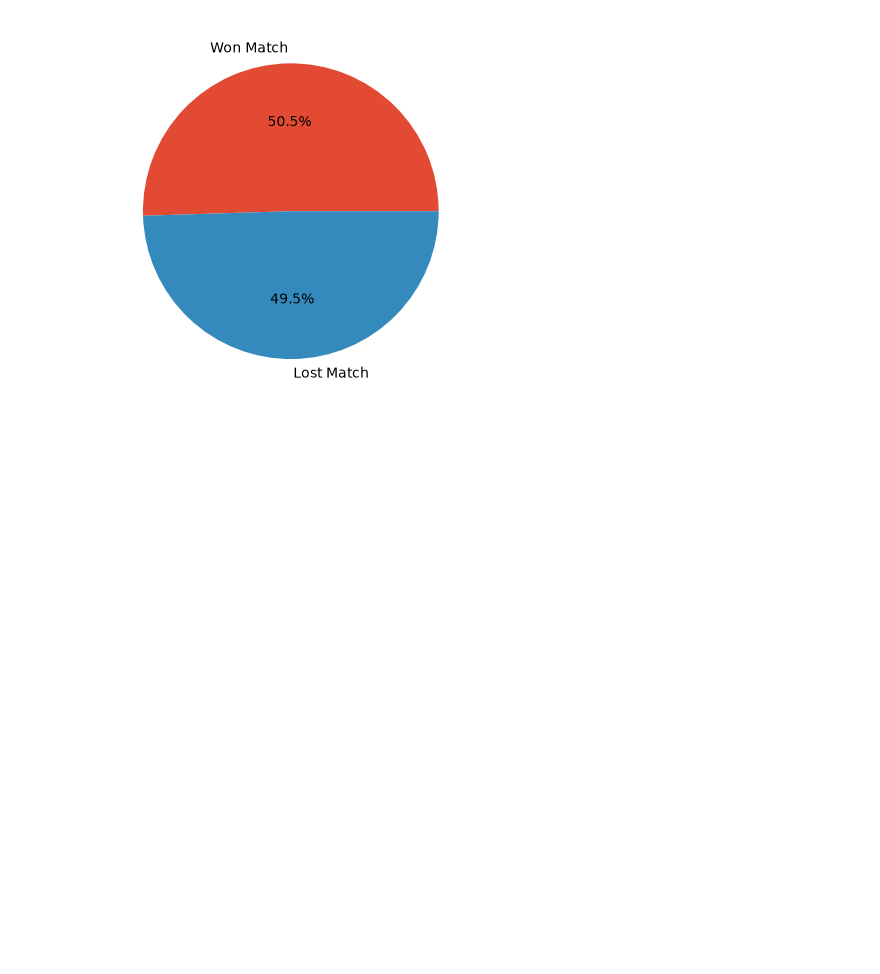
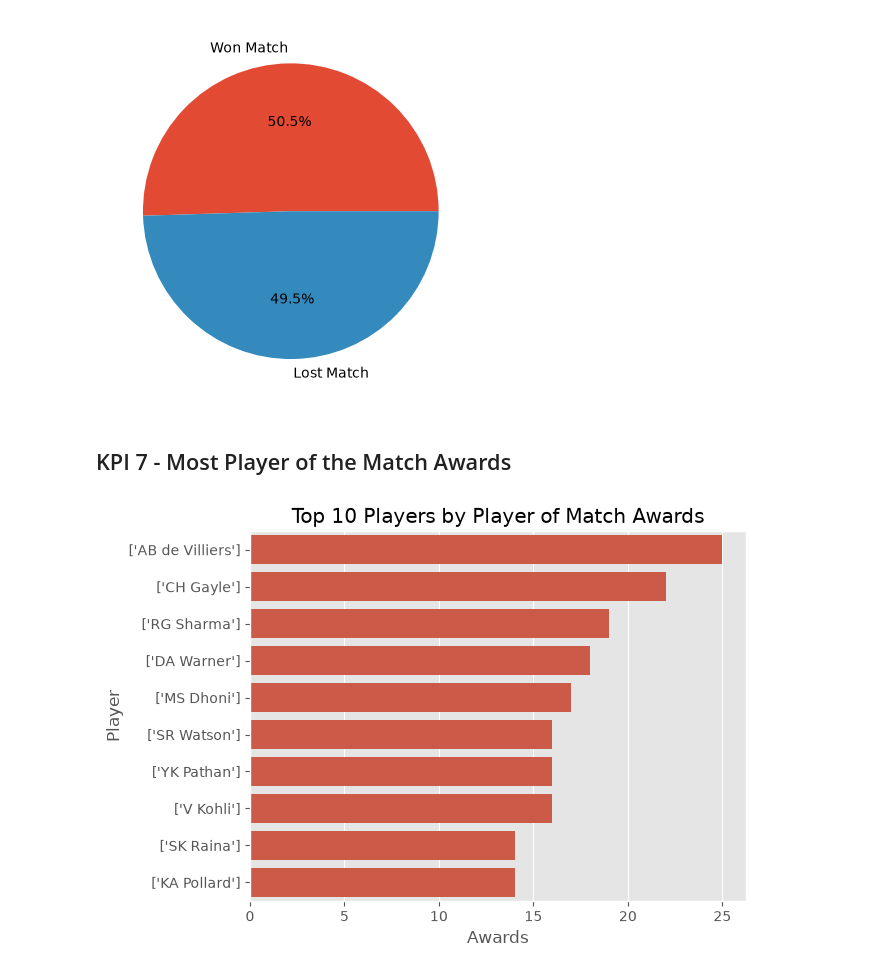
Before and after one commit to OnkarSwami1830/Internship-Program, a Jupyter notebook: IPL_Cricket_Analysis.ipynb, the cells around one changed output. Cells and saved outputs as stored; diff of their text form; code cells hidden in the pictures; blank space fills up the shorter version.

```diff
--- a/IPL_Cricket_Analysis.ipynb
+++ b/IPL_Cricket_Analysis.ipynb
@@ -78,3 +78,14 @@ plt.pie(toss_impact,labels=['Won Match','Lost Match'],autopct='%1.1f%%')
 plt.show()
 # %% [output]
 [figure]
+# %% [markdown]
+## KPI 7 - Most Player of the Match Awards
+# %%
+player_of_match = matches['player_of_match'].value_counts().head(10)
+sns.barplot(x=player_of_match.values, y=player_of_match.index)
+plt.title('Top 10 Players by Player of Match Awards')
+plt.xlabel('Awards')
+plt.ylabel('Player')
+plt.show()
+# %% [output]
+[figure, added]
```
Also changed, not shown: parts of 16 cells of this notebook.
